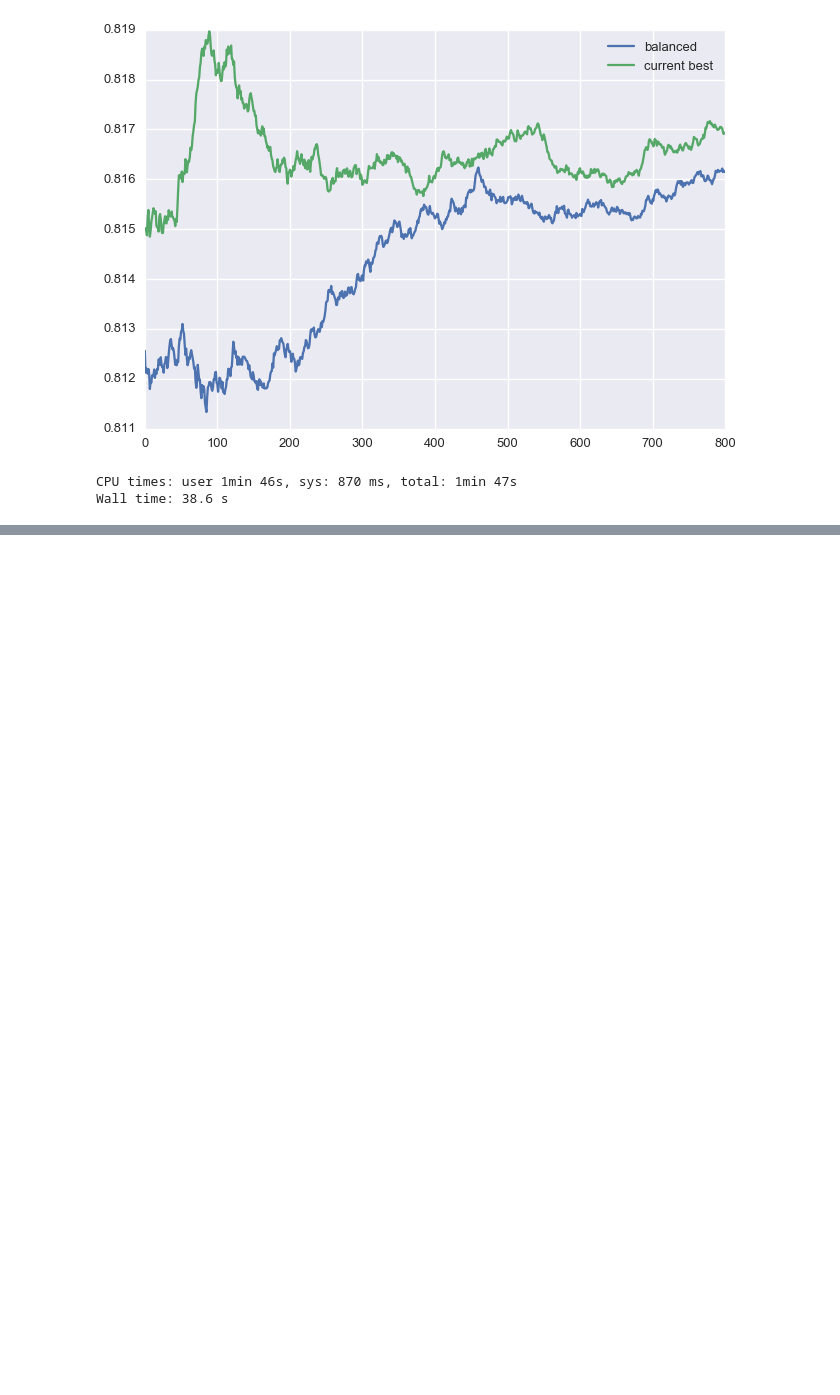
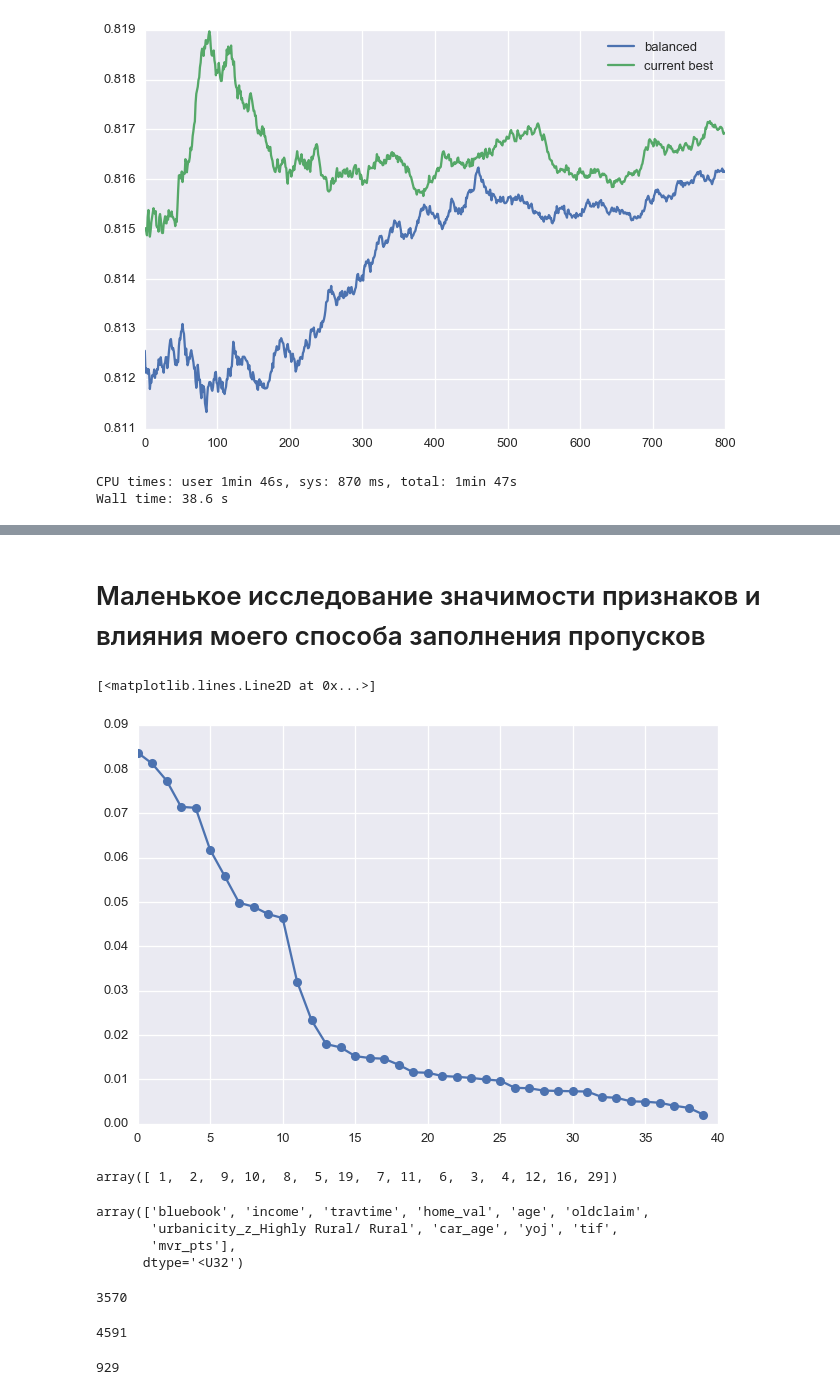
Before and after one commit to alexsyrom/kaggle-ml-train-1, a Jupyter notebook: solutionA.ipynb, the cells around one changed output, grey strips where cells are left out. Cells and saved outputs as stored; diff of their text form; code cells hidden in the pictures; blank space fills up the shorter version.

```diff
--- a/solutionA.ipynb
+++ b/solutionA.ipynb
@@ -193,0 +261,32 @@ Wall time: 38.6 s
+# %% [markdown]
+# Маленькое исследование значимости признаков и влияния моего способа заполнения пропусков
+# %%
+importances = rfc.feature_importances_
+indices = np.argsort(importances)[::-1]
+plt.plot(importances[indices], '-o')
+# %% [output]
+[<matplotlib.lines.Line2D at 0x...>]
+[figure, added]
+# %%
+indices[:15]
+# %% [output]
+array([ 1,  2,  9, 10,  8,  5, 19,  7, 11,  6,  3,  4, 12, 16, 29])
+# %%
+np.array(dfXtrain.columns.tolist())[indices[:11]]
+# %% [output]
+array(['bluebook', 'income', 'travtime', 'home_val', 'age', 'oldclaim',
+       'urbanicity_z_Highly Rural/ Rural', 'car_age', 'yoj', 'tif',
+       'mvr_pts'],
+      dtype='<U32')
+# %%
+dfXtrain[(dfXtrain.yoj == 0) | (dfXtrain.home_val == 0) | (dfXtrain.income == 0)].shape[0]
+# %% [output]
+3570
+# %%
+dfXtrain.shape[0] - _
+# %% [output]
+4591
+# %%
+dfXtest[(dfXtest.yoj == 0) | (dfXtest.home_val == 0) | (dfXtest.income == 0)].shape[0]
+# %% [output]
+929
```
Also changed, not shown: parts of 22 cells of this notebook, 1 other file.
